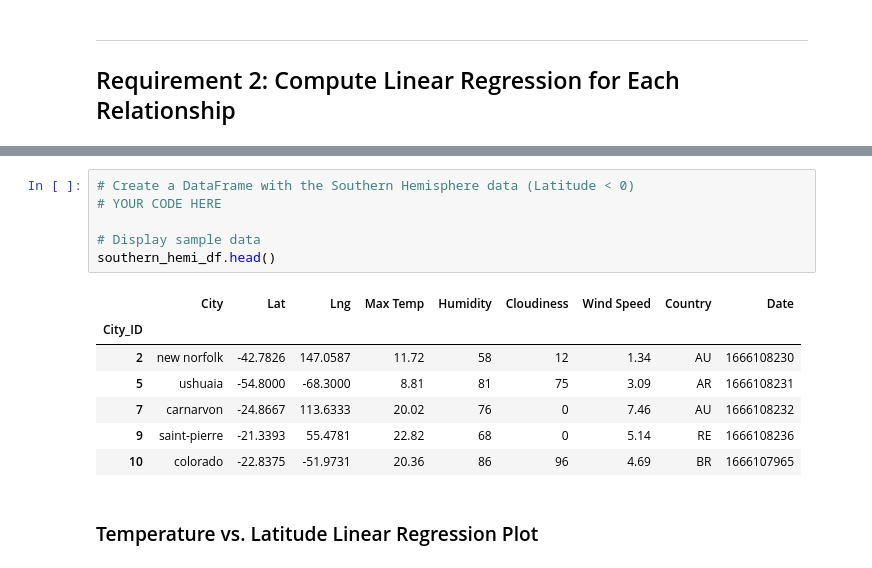
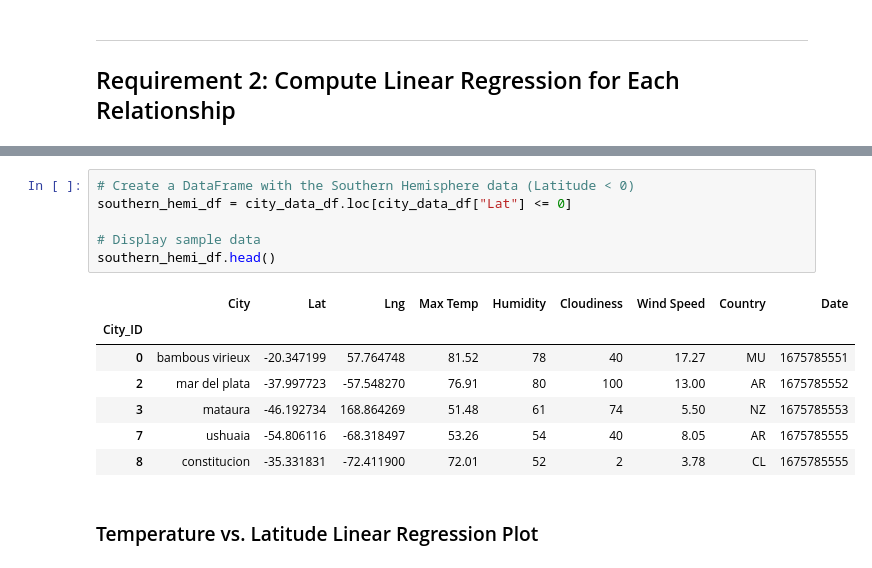
Before and after one commit to lwunderl/Weather_latitude_analysis, a Jupyter notebook: starter_code/WeatherPy.ipynb, the cells around one changed output, grey strips where cells are left out. Saved outputs shown, nothing was run; the diff lists cells and outputs as text.

```diff
--- a/starter_code/WeatherPy.ipynb
+++ b/starter_code/WeatherPy.ipynb
@@ -311,16 +293,16 @@ northern_hemi_df.head()
 # %%
 # Create a DataFrame with the Southern Hemisphere data (Latitude < 0)
-# YOUR CODE HERE
+southern_hemi_df = city_data_df.loc[city_data_df["Lat"] <= 0]
 
 # Display sample data
 southern_hemi_df.head()
 # %% [output]
 |  | City | Lat | Lng | Max Temp | Humidity | Cloudiness | Wind Speed | Country | Date |
 | City_ID |  |  |  |  |  |  |  |  |  |
-| 2 | new norfolk | -42.7826 | 147.0587 | 11.72 | 58 | 12 | 1.34 | AU | 1666108230 |
-| 5 | ushuaia | -54.8000 | -68.3000 | 8.81 | 81 | 75 | 3.09 | AR | 1666108231 |
-| 7 | carnarvon | -24.8667 | 113.6333 | 20.02 | 76 | 0 | 7.46 | AU | 1666108232 |
-| 9 | saint-pierre | -21.3393 | 55.4781 | 22.82 | 68 | 0 | 5.14 | RE | 1666108236 |
-| 10 | colorado | -22.8375 | -51.9731 | 20.36 | 86 | 96 | 4.69 | BR | 1666107965 |
+| 0 | bambous virieux | -20.347199 | 57.764748 | 81.52 | 78 | 40 | 17.27 | MU | 1675785551 |
+| 2 | mar del plata | -37.997723 | -57.548270 | 76.91 | 80 | 100 | 13.00 | AR | 1675785552 |
+| 3 | mataura | -46.192734 | 168.864269 | 51.48 | 61 | 74 | 5.50 | NZ | 1675785553 |
+| 7 | ushuaia | -54.806116 | -68.318497 | 53.26 | 54 | 40 | 8.05 | AR | 1675785555 |
+| 8 | constitucion | -35.331831 | -72.411900 | 72.01 | 52 | 2 | 3.78 | CL | 1675785555 |
 # %% [markdown]
 ###  Temperature vs. Latitude Linear Regression Plot
```
Also changed, not shown: parts of 38 cells of this notebook, 5 other files.
